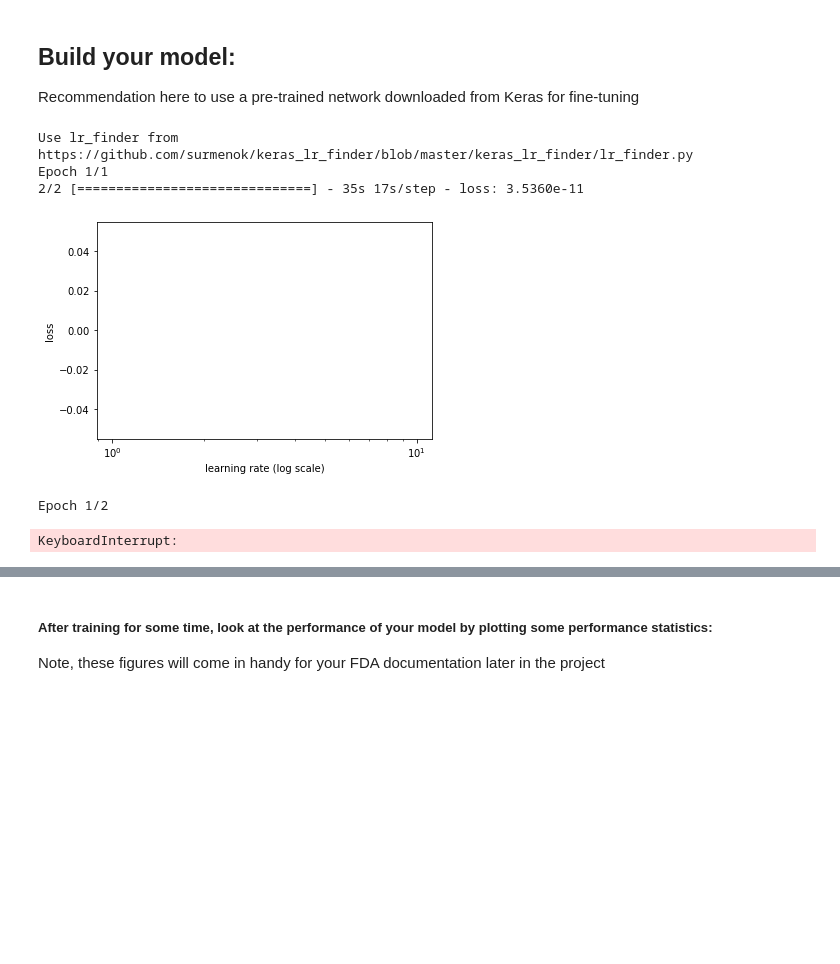
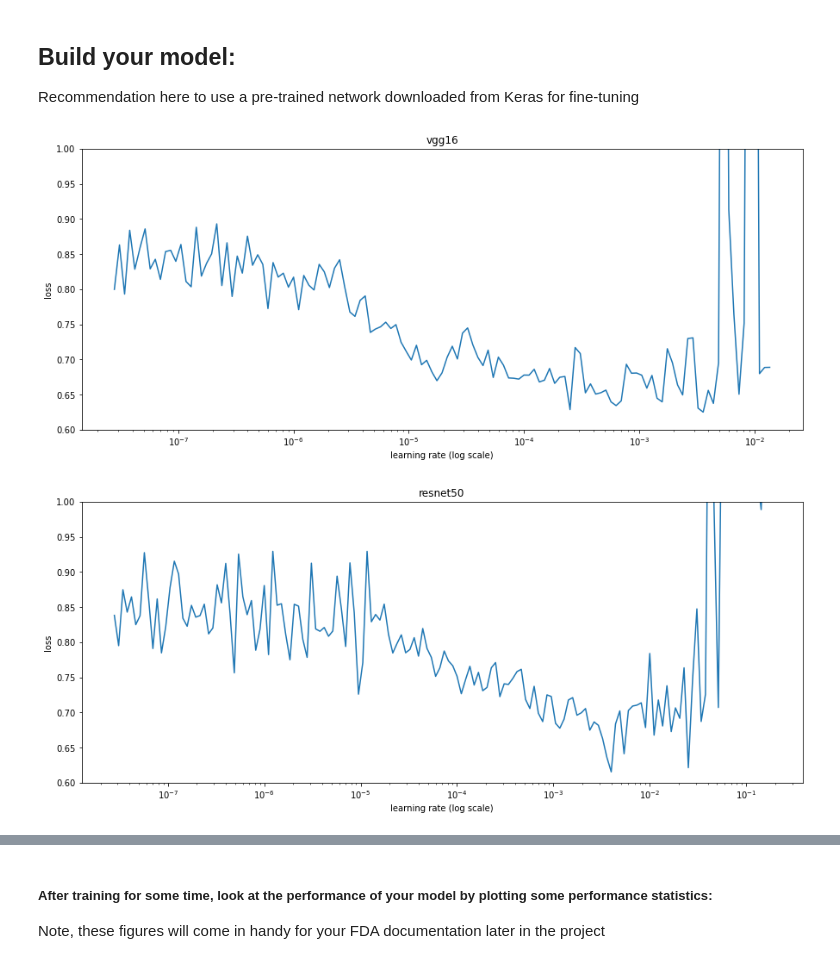
Before and after one commit to Thada-Jirajaras/Pneumonia-Detection-From-Chest-X-Rays, a Jupyter notebook: Build and train model.ipynb, the cells around one changed output, grey strips where cells are left out. Cells and saved outputs as stored; diff of their text form; code cells hidden in the pictures; blank space fills up the shorter version.

Commit message:
Finish model training process

```diff
--- a/Build and train model.ipynb
+++ b/Build and train model.ipynb
@@ -80,10 +73,0 @@ my_model = build_my_model(vgg_model)
-# %%
-# Find suitable learning rates
-from source.train import find_optimal_lr
-r_finder = find_optimal_lr(my_model, train_gen, epochs = 1)
-r_finder.plot_loss(n_skip_beginning = 0, n_skip_end = 0)
-# %% [output]
-Use lr_finder from https://github.com/surmenok/keras_lr_finder/blob/master/keras_lr_finder/lr_finder.py
-Epoch 1/1
-2/2 [==============================] - 35s 17s/step - loss: 3.5360e-11
-[figure, removed]
@@ -104,12 +74,31 @@ callbacks_list = build_callbacks_list(weight_path = weight_path,
-# %%
-from source.train import train
-
-## train your model
-history = train(model = my_model,
-                callbacks_list = callbacks_list,
-                train_gen = train_gen,
-                validation_data = val_gen,
-               epochs = 2)
-# %% [output]
-Epoch 1/2
-KeyboardInterrupt:
+# %%
+# train model a bit to find suitable learning rates
+from source.model import load_pretrained_VGG16, load_pretrained_ResNet50, build_my_model
+from source.train import find_optimal_lr, plot_lr_loss
+import os
+find_new_suitable_lr = 0
+optimallr_vgg16_path = os.path.join('output', 'optimallr_vgg16.csv')
+optimallr_reasnet50_path = os.path.join('output', 'optimallr_resnet50.csv')
+if find_new_suitable_lr:
+    # find_optimal_lr vgg16
+    pretrained_vgg16 = load_pretrained_VGG16(lay_of_interest = 'block5_pool', trainable_after_layer = 17)
+    vgg16 = build_my_model(pretrained_vgg16)
+    find_optimal_lr(vgg16, train_gen, epochs = 20, save_path = os.path.join('output', 'optimallr_vgg16.csv'))
+
+    # find_optimal_lr resnet50
+    pretrained_resnet50 = load_pretrained_ResNet50(lay_of_interest = 'avg_pool', trainable_after_layer = 176)
+    resnet50 = build_my_model(pretrained_resnet50, flatten_transfer_layer = False)
+    find_optimal_lr(resnet50, train_gen, epochs = 20, save_path = os.path.join('output', 'optimallr_resnet50.csv'))
+# %%
+# Plot graphs to find suitable learning rates
+plot_lr_loss(optimallr_vgg16_path, figure_title = 'vgg16',
+             n_skip_beginning=10, n_skip_end=5,
+             outlier_cut = 100,
+            plot_ylim = (0.6, 1) )
+plot_lr_loss( optimallr_reasnet50_path, figure_title = 'resnet50',
+             n_skip_beginning=10, n_skip_end=5,
+             outlier_cut = 100,
+            plot_ylim = (0.6, 1) )
+# %% [output]
+[figure, added]
+[figure, added]
```
Also changed, not shown: parts of 23 cells of this notebook, 3 other files.
